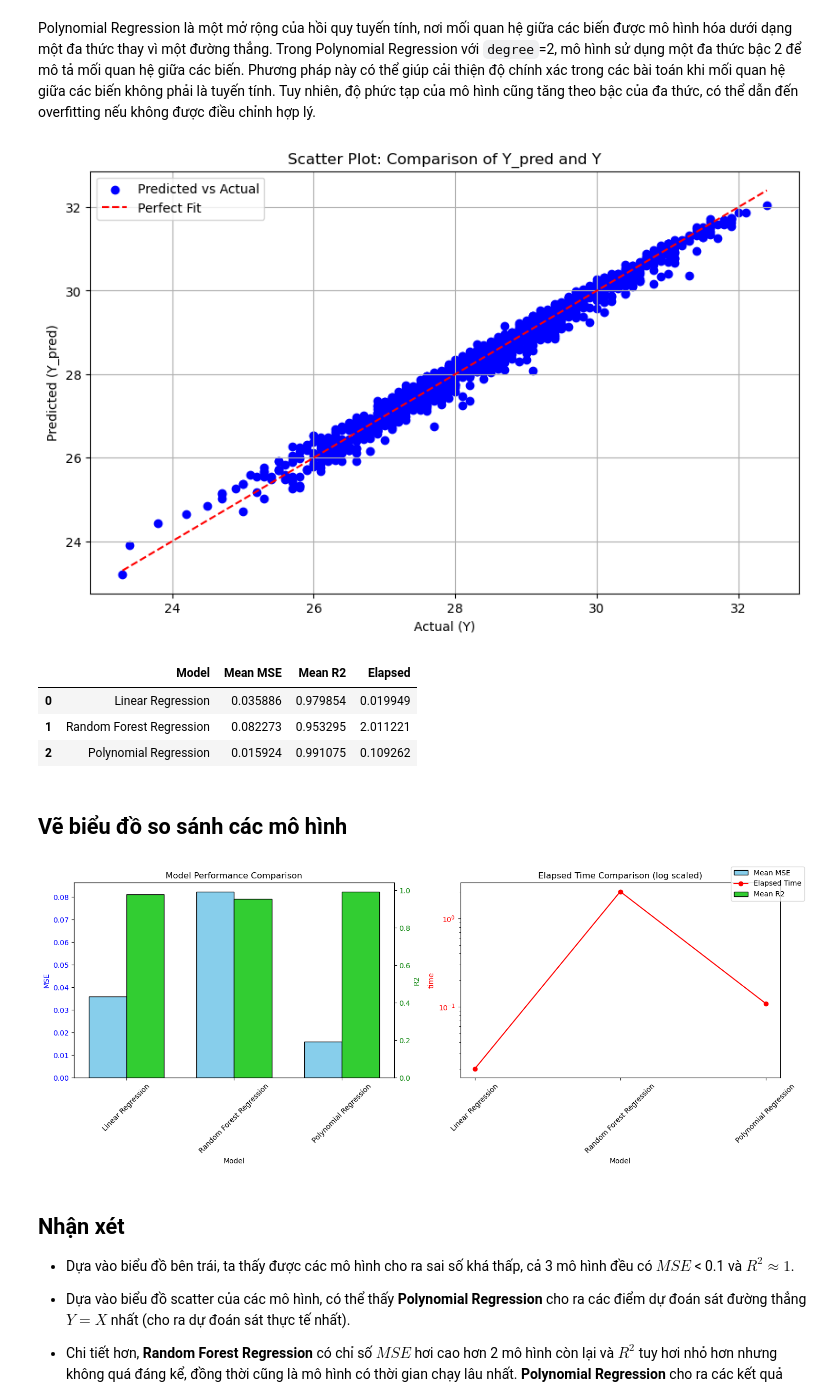
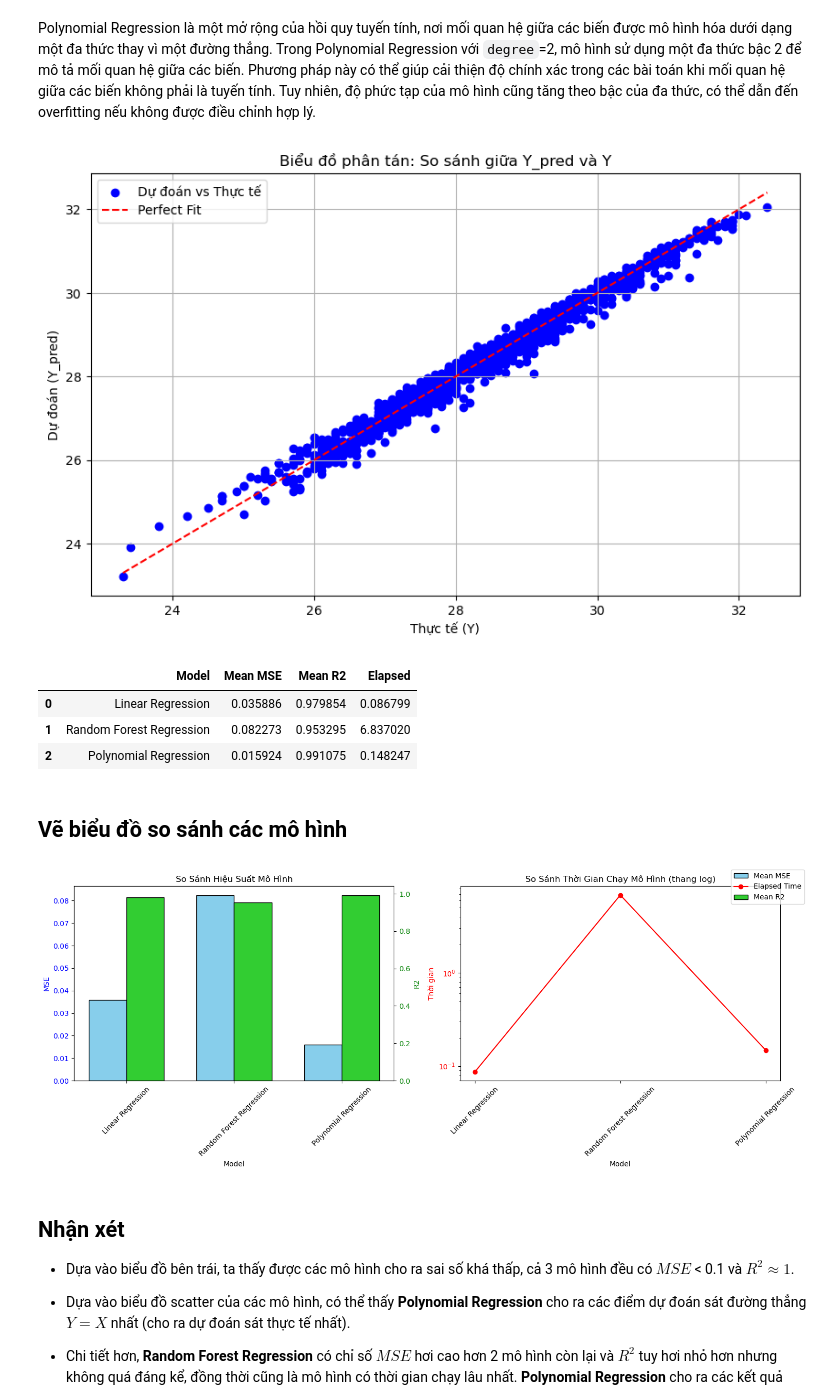
Before and after one commit to botbienn/Data-science-lab, a Jupyter notebook: Data-modelling-and-model-evaluation/notebook/Tra-loi-cau-3/Cau-3.ipynb, the cells around one changed output. Drawn from its saved outputs; the diff is of its cells as text; code cells hidden in the pictures.

Commit message:
Vietsub plot

```diff
--- a/Data-modelling-and-model-evaluation/notebook/Tra-loi-cau-3/Cau-3.ipynb
+++ b/Data-modelling-and-model-evaluation/notebook/Tra-loi-cau-3/Cau-3.ipynb
@@ -15,7 +15,7 @@ import seaborn as sns
 import matplotlib.pyplot as plt
 import time
 # %%
-df = pd.read_csv('../data/HoChiMinh.csv')
+df = pd.read_csv('../../../data/clean_data/HoChiMinh.csv')
 df.head()
 # %% [output]
 |  | Address | Datetime | DatetimeEpoch | Tempmax | Tempmin | Temp | Dew | Humidity | Precip | Precipprob | ... |
@@ -163,60 +163,60 @@ benchmark['Elapsed'].append(elapsed)
 model.fit(X_normalized, Y)
 Y_pred = model.predict(X_normalized)
 plt.figure(figsize=(10, 6))
-plt.scatter(Y, Y_pred, color='blue', label='Predicted vs Actual')
+plt.scatter(Y, Y_pred, color='blue', label='Dự đoán vs Thực tế')
 plt.plot([min(Y), max(Y)], [min(Y), max(Y)], color='red', linestyle='--', label='Perfect Fit')
-plt.xlabel('Actual (Y)')
-plt.ylabel('Predicted (Y_pred)')
-plt.title('Scatter Plot: Comparison of Y_pred and Y')
+plt.xlabel('Thực tế (Y)')
+plt.ylabel('Dự đoán (Y_pred)')
+plt.title('Biểu đồ phân tán: So sánh giữa Y_pred và Y')
 plt.legend()
 plt.grid(True)
 plt.show()
 # %% [output]
-[figure, old version]
+[figure, new version]
 # %%
 benchmark_df = pd.DataFrame(benchmark)
 benchmark_df
 # %% [output]
 |  | Model | Mean MSE | Mean R2 | Elapsed |
-| 0 | Linear Regression | 0.035886 | 0.979854 | 0.019949 |
-| 1 | Random Forest Regression | 0.082273 | 0.953295 | 2.011221 |
-| 2 | Polynomial Regression | 0.015924 | 0.991075 | 0.109262 |
+| 0 | Linear Regression | 0.035886 | 0.979854 | 0.086799 |
+| 1 | Random Forest Regression | 0.082273 | 0.953295 | 6.837020 |
+| 2 | Polynomial Regression | 0.015924 | 0.991075 | 0.148247 |
 # %% [markdown]
 ## Vẽ biểu đồ so sánh các mô hình
 # %%
 fig, (ax1, ax2) = plt.subplots(1, 2, figsize=(15, 6))
 
 bar_width = 0.35
 index = np.arange(len(benchmark_df))
 
 bar1 = ax1.bar(index, benchmark_df['Mean MSE'], bar_width, label='Mean MSE', color='skyblue', edgecolor='black')
 ax1.set_xlabel('Model')
 ax1.set_ylabel('MSE', color='b')
 ax1.tick_params(axis='y', labelcolor='b')
 ax1.set_xticks(index + bar_width / 2)
 ax1.set_xticklabels(benchmark_df['Model'], rotation=45)
 
 ax3 = ax1.twinx()
 bar2 = ax3.bar(index + bar_width, benchmark_df['Mean R2'], bar_width, label='Mean R2', color='limegreen', edgecolor='black')
 ax3.set_ylabel('R2', color='g')
 ax3.tick_params(axis='y', labelcolor='g')
-ax1.set_title('Model Performance Comparison')
+ax1.set_title('So Sánh Hiệu Suất Mô Hình')
 
 
 ax2.plot(benchmark_df['Model'], benchmark_df['Elapsed'], marker='o', linestyle='-', color='red', label='Elapsed Time')
 ax2.set_xlabel('Model')
-ax2.set_ylabel('time', color='r')
+ax2.set_ylabel('Thời gian', color='r')
 ax2.tick_params(axis='y', labelcolor='r')
 ax2.set_xticks(index)
 ax2.set_xticklabels(benchmark_df['Model'], rotation=45)
 ax2.set_yscale('log')
-ax2.set_title('Elapsed Time Comparison (log scaled)')
+ax2.set_title('So Sánh Thời Gian Chạy Mô Hình (thang log)')
 
 fig.legend()
 fig.tight_layout()
 plt.show()
 # %% [output]
-[figure, old version]
+[figure, new version]
 # %% [markdown]
 ## Nhận xét
 
```
Also changed, not shown: parts of 2 cells of this notebook.
